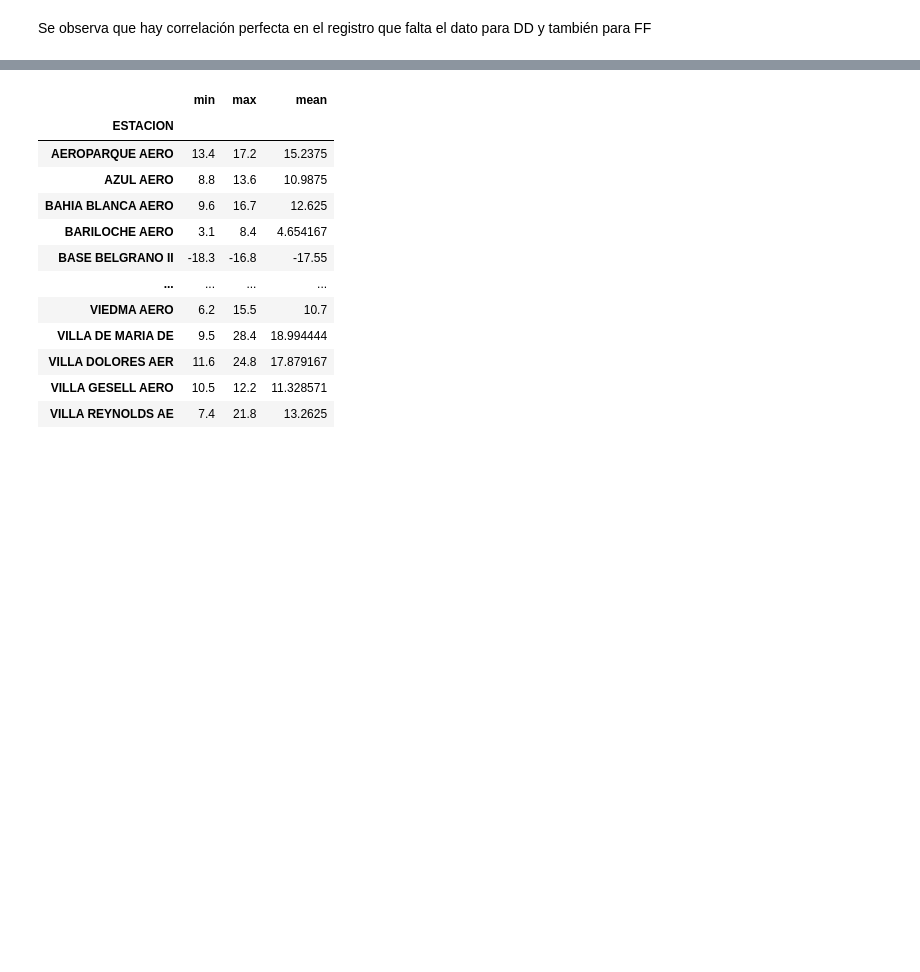
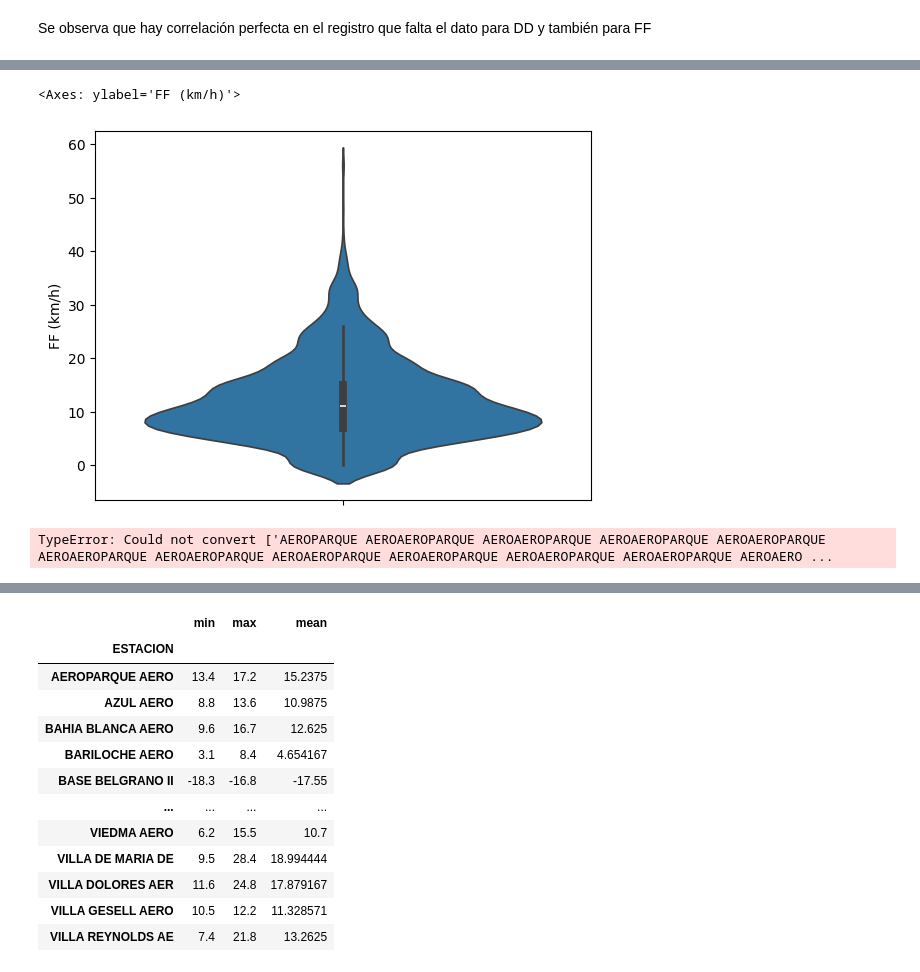
Before and after one commit to danisa-loop/AnalisisDatos_JUL2025_CEIA, a Jupyter notebook: tp1_EDA.ipynb, the cells around one changed output, grey strips where cells are left out. Drawn from its saved outputs; the diff is of its cells as text; code cells hidden in the pictures; blank space fills up the shorter version.

```diff
--- a/tp1_EDA.ipynb
+++ b/tp1_EDA.ipynb
@@ -161,0 +184,18 @@ Se observa que hay correlación perfecta en el registro que falta el dato para D
+# %%
+sns.violinplot(y=df_hor["FF (km/h)"])
+# %% [output]
+<Axes: ylabel='FF (km/h)'>
+[figure, added]
+# %%
+df_hor.drop(columns=["ESTACION", "FECHA (ddmmyyyy)"])  # Eliminamos la columna de fecha ya que no es relevante para el análisis
+# Método basado en desviación estándar
+mean = df_hor.mean()
+#std = df.std()
+std = df_hor.apply(lambda x: np.nanstd(x, ddof=1))
+
+outliers_std = (df_hor < (mean - 3 * std)) | (df_hor > (mean + 3 * std))
+
+print(f"Outliers\nAge: <{mean['FF (km/h)'] - 3 * std['FF (km/h)']:.02f} o >{mean['FF (km/h)'] + 3 * std['FF (km/h)']:.02f}")
+print(f"Fare: <{mean['DD (g)'] - 3 * std['DD (g)']:.02f} o >{mean['DD (g)'] + 3 * std['DD (g)']:.02f}")
+# %% [output]
+TypeError: Could not convert ['AEROPARQUE AEROAEROPARQUE AEROAEROPARQUE AEROAEROPARQUE AEROAEROPARQUE AEROAEROPARQUE AEROAEROPARQUE AEROAEROPARQUE AEROAEROPARQUE AEROAEROPARQUE AEROAEROPARQUE AEROAERO ...
```
Also changed, not shown: parts of 3 cells of this notebook.
